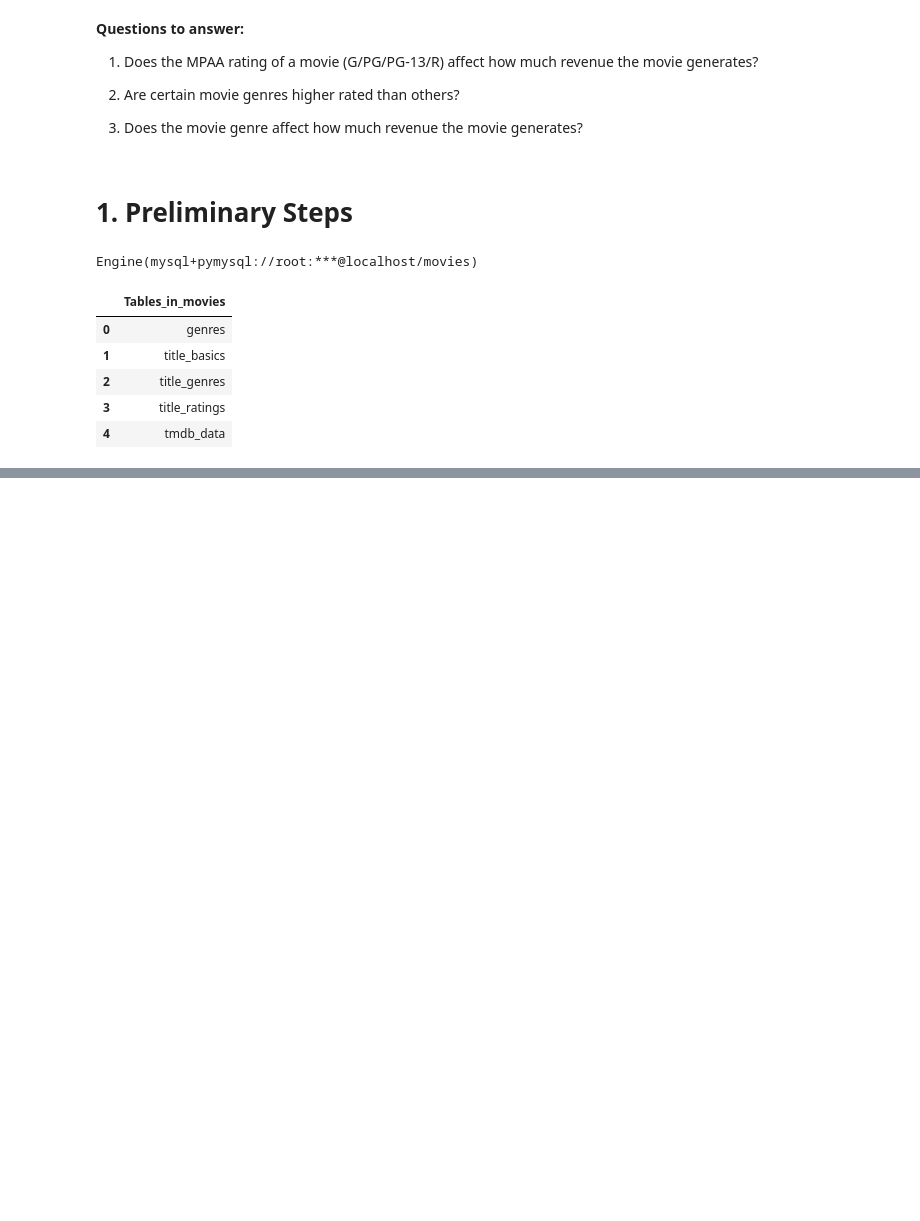
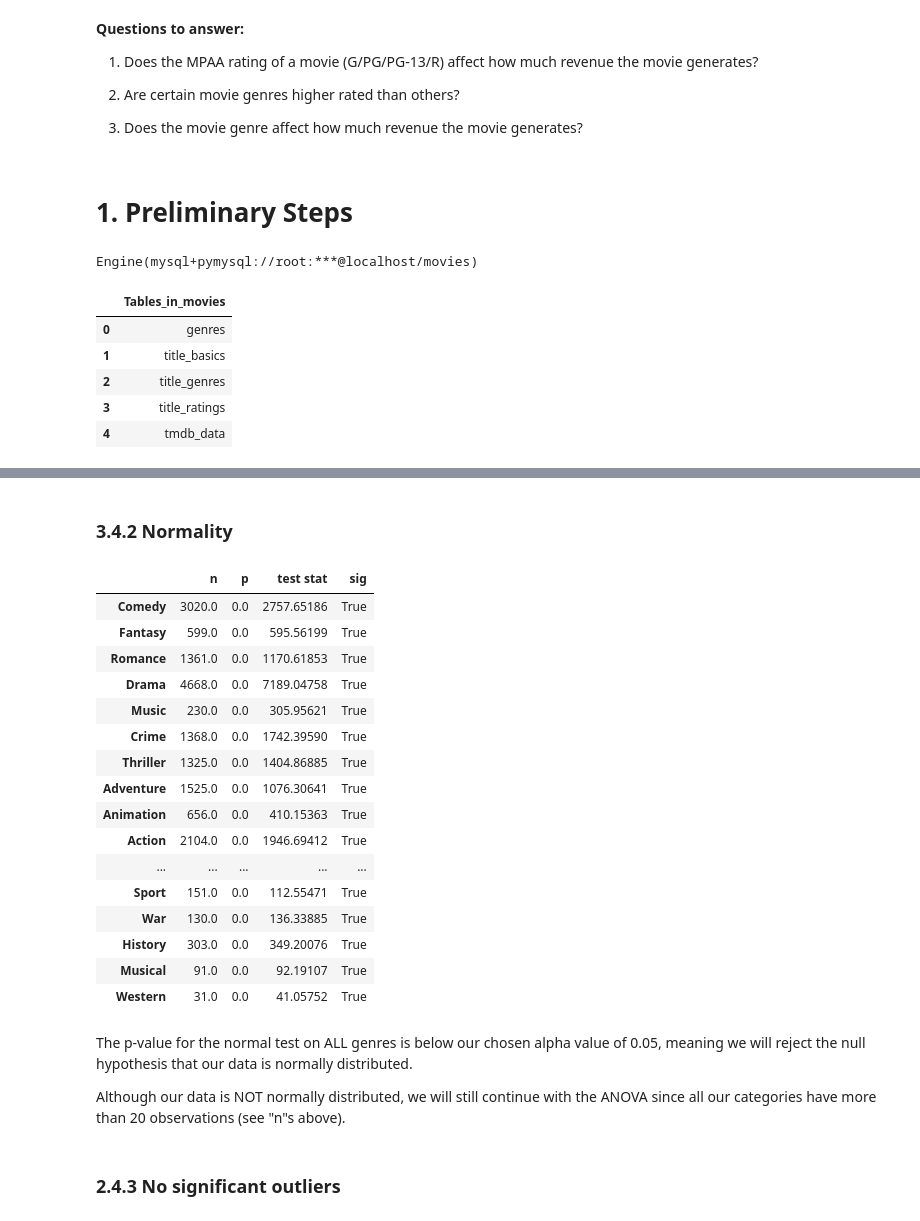
Before and after one commit to kellianneyang/movies-profitability-project, a Jupyter notebook: part4_hypothesis_testing.ipynb, the cells around one changed output, grey strips where cells are left out. Saved outputs shown, nothing was run; the diff lists cells and outputs as text; code cells hidden in the pictures; blank space fills up the shorter version.

```diff
--- a/part4_hypothesis_testing.ipynb
+++ b/part4_hypothesis_testing.ipynb
@@ -48,0 +470,15 @@ pd.read_sql_query(sql, engine)
+# %%
+# prepare ratings into a dictionary
+genre_groups = {}
+
+# loop through ratings
+for genre in df['genre_name'].unique():
+
+    # grab copy of df of revenue for that region
+    data = df.loc[df['genre_name'] == genre, 'revenue'].copy()
+
+    # add to dictionary
+    genre_groups[genre] = data
+
+# check
+genre_groups.keys()
@@ -48,0 +503,49 @@ pd.read_sql_query(sql, engine)
+# %% [markdown]
+### 3.4.2 Normality
+# %%
+# create dictionary to save results
+norm_results = {}
+
+# iterate through ratings dictionary
+for genre, data in genre_groups.items():
+
+    # get the test stat and p-value from the normal test
+    stat, p = stats.normaltest(data)
+
+    # save to norm_results dict; include size of group
+    norm_results[genre] = {'n': len(data),
+                           'p': round(p, 5),
+                           'test stat': round(stat, 5)}
+
+# convert to df
+norm_results_df = pd.DataFrame(norm_results).T
+
+# add column to show if p-value < 0.05
+norm_results_df['sig'] = norm_results_df['p'] < 0.05
+
+# show
+norm_results_df
+# %% [output]
+|  | n | p | test stat | sig |
+| Comedy | 3020.0 | 0.0 | 2757.65186 | True |
+| Fantasy | 599.0 | 0.0 | 595.56199 | True |
+| Romance | 1361.0 | 0.0 | 1170.61853 | True |
+| Drama | 4668.0 | 0.0 | 7189.04758 | True |
+| Music | 230.0 | 0.0 | 305.95621 | True |
+| Crime | 1368.0 | 0.0 | 1742.39590 | True |
+| Thriller | 1325.0 | 0.0 | 1404.86885 | True |
+| Adventure | 1525.0 | 0.0 | 1076.30641 | True |
+| Animation | 656.0 | 0.0 | 410.15363 | True |
+| Action | 2104.0 | 0.0 | 1946.69412 | True |
+| ... | ... | ... | ... | ... |
+| Sport | 151.0 | 0.0 | 112.55471 | True |
+| War | 130.0 | 0.0 | 136.33885 | True |
+| History | 303.0 | 0.0 | 349.20076 | True |
+| Musical | 91.0 | 0.0 | 92.19107 | True |
+| Western | 31.0 | 0.0 | 41.05752 | True |
+# %% [markdown]
+The p-value for the normal test on ALL genres is below our chosen alpha value of 0.05, meaning we will reject the null hypothesis that our data is normally distributed.
+
+Although our data is NOT normally distributed, we will still continue with the ANOVA since all our categories have more than 20 observations (see "n"s above).
+# %% [markdown]
+### 2.4.3 No significant outliers
```
Also changed, not shown: parts of 74 cells of this notebook.
